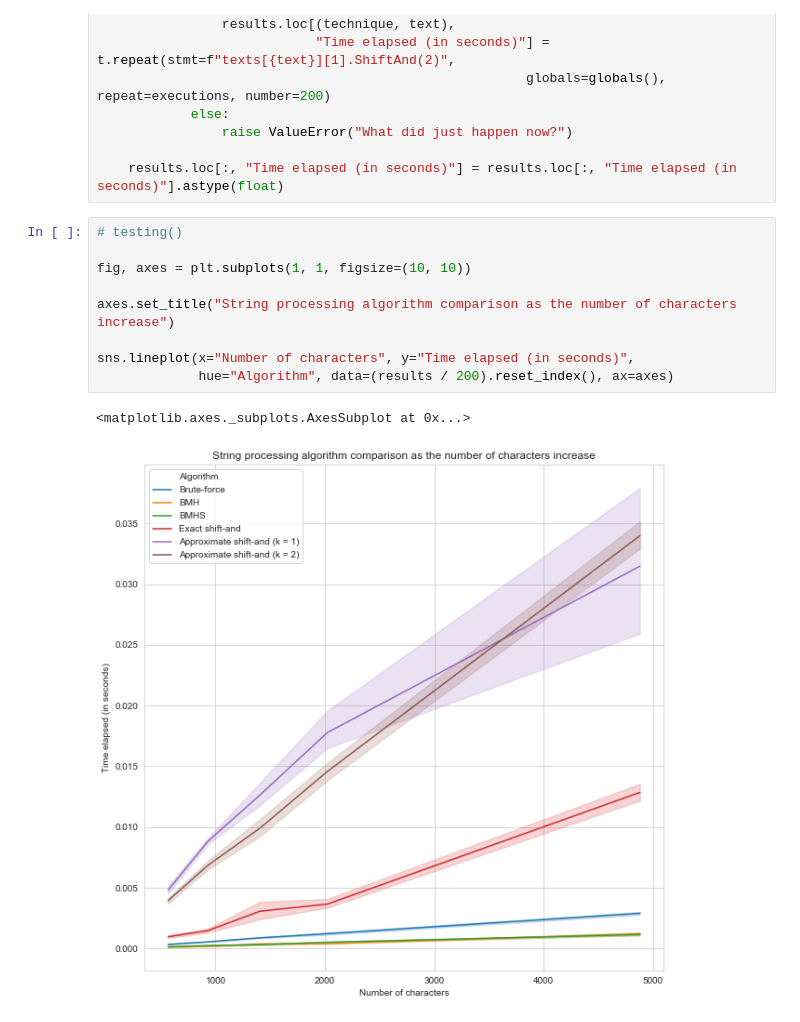
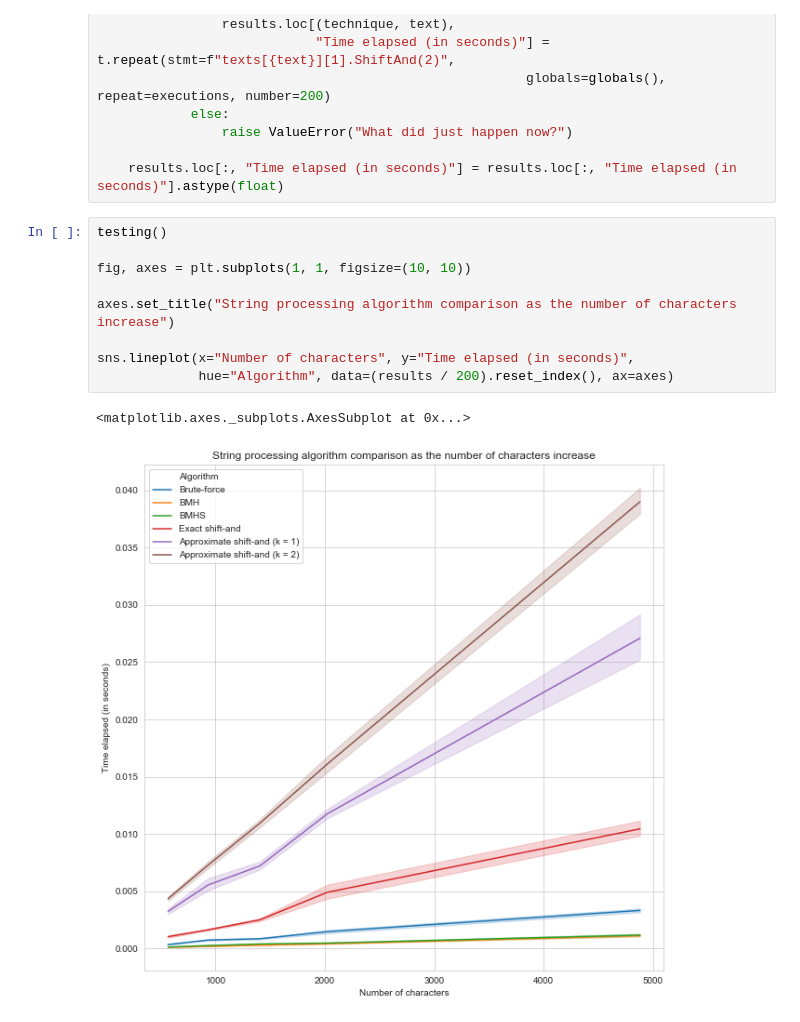
Before and after one commit to imatheussm/data-structures, a Jupyter notebook: String processing/benchmarking.ipynb, the cells around one changed output. Saved outputs shown, nothing was run; the diff lists cells and outputs as text.

Commit message:
New plot made
Small stuff

```diff
--- a/String processing/benchmarking.ipynb
+++ b/String processing/benchmarking.ipynb
@@ -93,14 +102,14 @@ def testing():
 
     results.loc[:, "Time elapsed (in seconds)"] = results.loc[:, "Time elapsed (in seconds)"].astype(float)
 # %%
-# testing()
+testing()
 
 fig, axes = plt.subplots(1, 1, figsize=(10, 10))
 
 axes.set_title("String processing algorithm comparison as the number of characters increase")
 
 sns.lineplot(x="Number of characters", y="Time elapsed (in seconds)",
              hue="Algorithm", data=(results / 200).reset_index(), ax=axes)
 # %% [output]
 <matplotlib.axes._subplots.AxesSubplot at 0x...>
-[figure, old version]
+[figure, new version]
```
Also changed, not shown: parts of 2 cells of this notebook.
